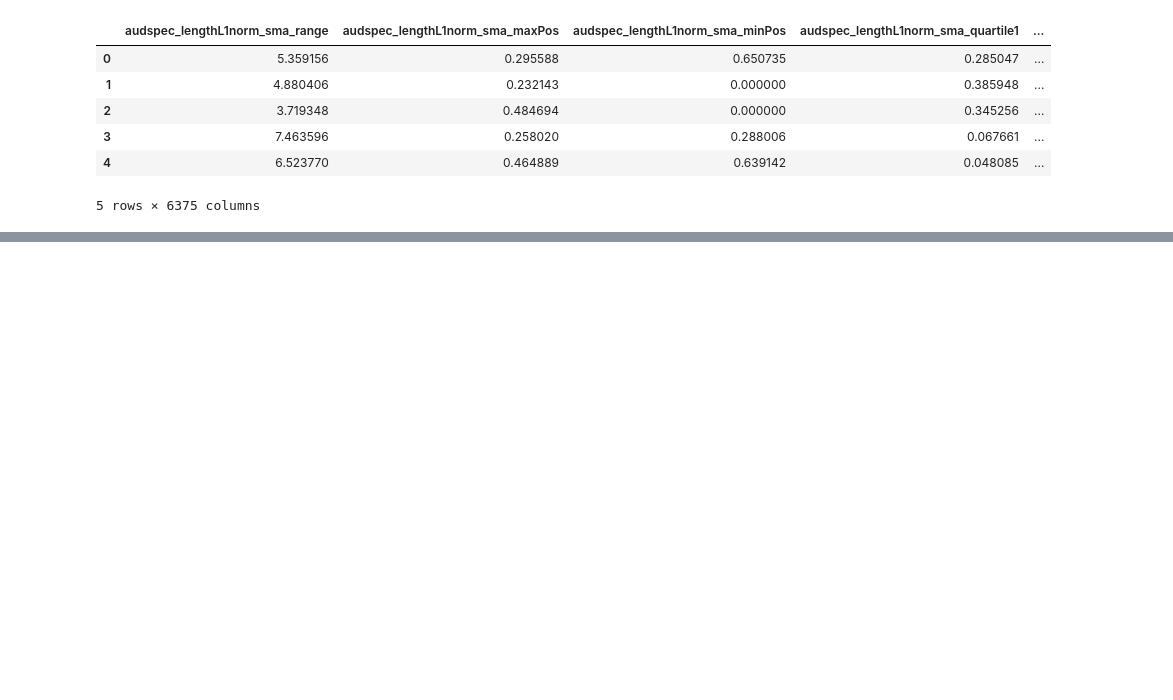
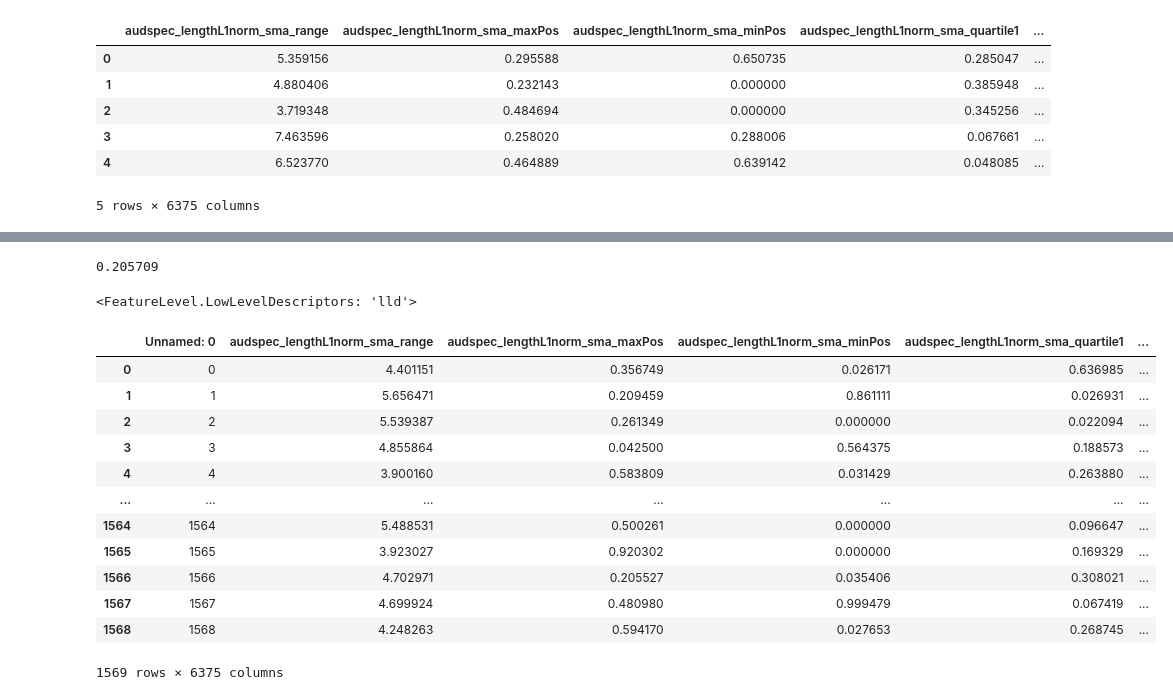
Before and after one commit to carankt/COVID_Audio_Analysis, a Jupyter notebook: Statistical Feature Relevance.ipynb, the cells around one changed output, grey strips where cells are left out. Saved outputs shown, nothing was run; the diff lists cells and outputs as text; code cells hidden in the pictures; blank space fills up the shorter version.

```diff
--- a/Statistical Feature Relevance.ipynb
+++ b/Statistical Feature Relevance.ipynb
@@ -51,0 +112,4 @@ speech_meta.head()
+# %%
+print(res.summary.split("\n")[9].split()[-1])
+# %% [output]
+0.205709
@@ -51,0 +140,21 @@ speech_meta.head()
+# %%
+import opensmile
+opensmile.FeatureLevel.LowLevelDescriptors
+# %% [output]
+<FeatureLevel.LowLevelDescriptors: 'lld'>
+# %%
+df_speech
+# %% [output]
+|  | Unnamed: 0 | audspec_lengthL1norm_sma_range | audspec_lengthL1norm_sma_maxPos | audspec_lengthL1norm_sma_minPos | audspec_lengthL1norm_sma_quartile1 | ... |
+| 0 | 0 | 4.401151 | 0.356749 | 0.026171 | 0.636985 | ... |
+| 1 | 1 | 5.656471 | 0.209459 | 0.861111 | 0.026931 | ... |
+| 2 | 2 | 5.539387 | 0.261349 | 0.000000 | 0.022094 | ... |
+| 3 | 3 | 4.855864 | 0.042500 | 0.564375 | 0.188573 | ... |
+| 4 | 4 | 3.900160 | 0.583809 | 0.031429 | 0.263880 | ... |
+| ... | ... | ... | ... | ... | ... | ... |
+| 1564 | 1564 | 5.488531 | 0.500261 | 0.000000 | 0.096647 | ... |
+| 1565 | 1565 | 3.923027 | 0.920302 | 0.000000 | 0.169329 | ... |
+| 1566 | 1566 | 4.702971 | 0.205527 | 0.035406 | 0.308021 | ... |
+| 1567 | 1567 | 4.699924 | 0.480980 | 0.999479 | 0.067419 | ... |
+| 1568 | 1568 | 4.248263 | 0.594170 | 0.027653 | 0.268745 | ... |
+1569 rows × 6375 columns
```
Also changed, not shown: parts of 13 cells of this notebook, 1 other file.
